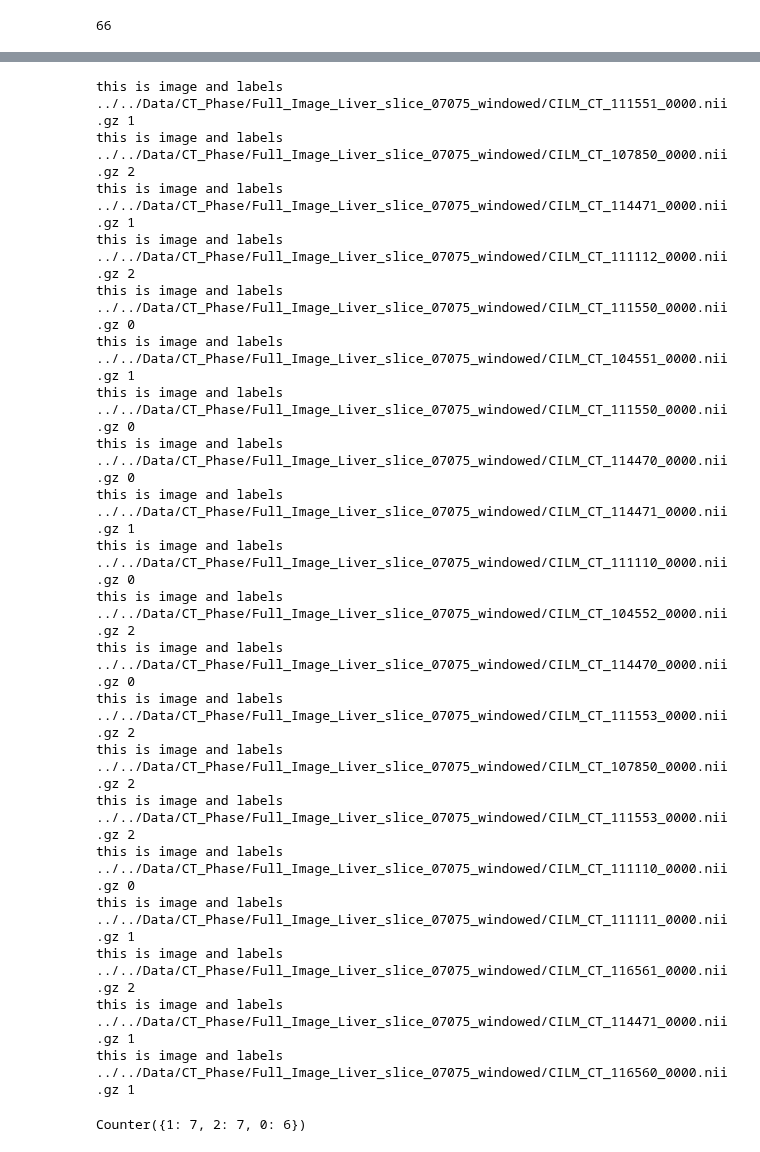
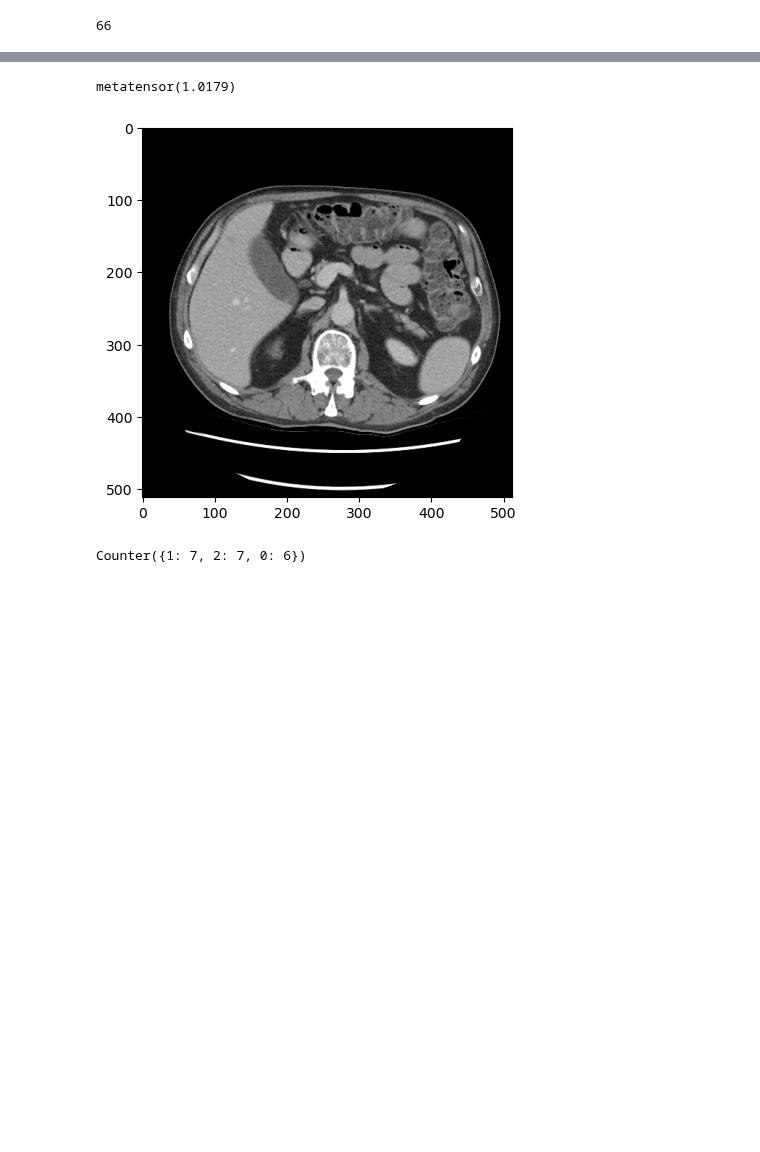
Before and after one commit to BaconDavid/CRLM_Internship_Project, a Jupyter notebook: Jupyter_Test/Data_stuff.ipynb, the cells around one changed output, grey strips where cells are left out. Drawn from its saved outputs; the diff is of its cells as text; code cells hidden in the pictures; blank space fills up the shorter version.

```diff
--- a/Jupyter_Test/Data_stuff.ipynb
+++ b/Jupyter_Test/Data_stuff.ipynb
@@ -377,28 +370,15 @@ this is image and labels ../../Data/CT_Phase/Full_Image_Liver_slice_07075_window
-# %%
-labels = []
-for i,(img,label) in enumerate(Sub_loader):
-    labels.append(label.item())
-# %% [output]
-this is image and labels ../../Data/CT_Phase/Full_Image_Liver_slice_07075_windowed/CILM_CT_111551_0000.nii.gz 1
-this is image and labels ../../Data/CT_Phase/Full_Image_Liver_slice_07075_windowed/CILM_CT_107850_0000.nii.gz 2
-this is image and labels ../../Data/CT_Phase/Full_Image_Liver_slice_07075_windowed/CILM_CT_114471_0000.nii.gz 1
-this is image and labels ../../Data/CT_Phase/Full_Image_Liver_slice_07075_windowed/CILM_CT_111112_0000.nii.gz 2
-this is image and labels ../../Data/CT_Phase/Full_Image_Liver_slice_07075_windowed/CILM_CT_111550_0000.nii.gz 0
-this is image and labels ../../Data/CT_Phase/Full_Image_Liver_slice_07075_windowed/CILM_CT_104551_0000.nii.gz 1
-this is image and labels ../../Data/CT_Phase/Full_Image_Liver_slice_07075_windowed/CILM_CT_111550_0000.nii.gz 0
-this is image and labels ../../Data/CT_Phase/Full_Image_Liver_slice_07075_windowed/CILM_CT_114470_0000.nii.gz 0
-this is image and labels ../../Data/CT_Phase/Full_Image_Liver_slice_07075_windowed/CILM_CT_114471_0000.nii.gz 1
-this is image and labels ../../Data/CT_Phase/Full_Image_Liver_slice_07075_windowed/CILM_CT_111110_0000.nii.gz 0
-this is image and labels ../../Data/CT_Phase/Full_Image_Liver_slice_07075_windowed/CILM_CT_104552_0000.nii.gz 2
-this is image and labels ../../Data/CT_Phase/Full_Image_Liver_slice_07075_windowed/CILM_CT_114470_0000.nii.gz 0
-this is image and labels ../../Data/CT_Phase/Full_Image_Liver_slice_07075_windowed/CILM_CT_111553_0000.nii.gz 2
-this is image and labels ../../Data/CT_Phase/Full_Image_Liver_slice_07075_windowed/CILM_CT_107850_0000.nii.gz 2
-this is image and labels ../../Data/CT_Phase/Full_Image_Liver_slice_07075_windowed/CILM_CT_111553_0000.nii.gz 2
-this is image and labels ../../Data/CT_Phase/Full_Image_Liver_slice_07075_windowed/CILM_CT_111110_0000.nii.gz 0
-this is image and labels ../../Data/CT_Phase/Full_Image_Liver_slice_07075_windowed/CILM_CT_111111_0000.nii.gz 1
-this is image and labels ../../Data/CT_Phase/Full_Image_Liver_slice_07075_windowed/CILM_CT_116561_0000.nii.gz 2
-this is image and labels ../../Data/CT_Phase/Full_Image_Liver_slice_07075_windowed/CILM_CT_114471_0000.nii.gz 1
-this is image and labels ../../Data/CT_Phase/Full_Image_Liver_slice_07075_windowed/CILM_CT_116560_0000.nii.gz 1
+# %%
+import SimpleITK as sitk
+import matplotlib.pyplot as plt
+from monai.transforms import NormalizeIntensity
+image_1 =  sitk.ReadImage('../../Data/CT_Phase/Full_Image_Liver_slice_07075_windowed/CILM_CT_101040_0000.nii.gz')
+image_1_array = sitk.GetArrayFromImage(image_1)
+trans = NormalizeIntensity()
+image_1_norm = trans(image_1_array)
+plt.imshow(image_1_norm[50,:,:],cmap='gray')
+# %% [output]
+metatensor(1.0179)
+[figure, added]
 # %%
 from collections import Counter
 Counter(labels)
```
Also changed, not shown: parts of 3 cells of this notebook, 1 other file.
